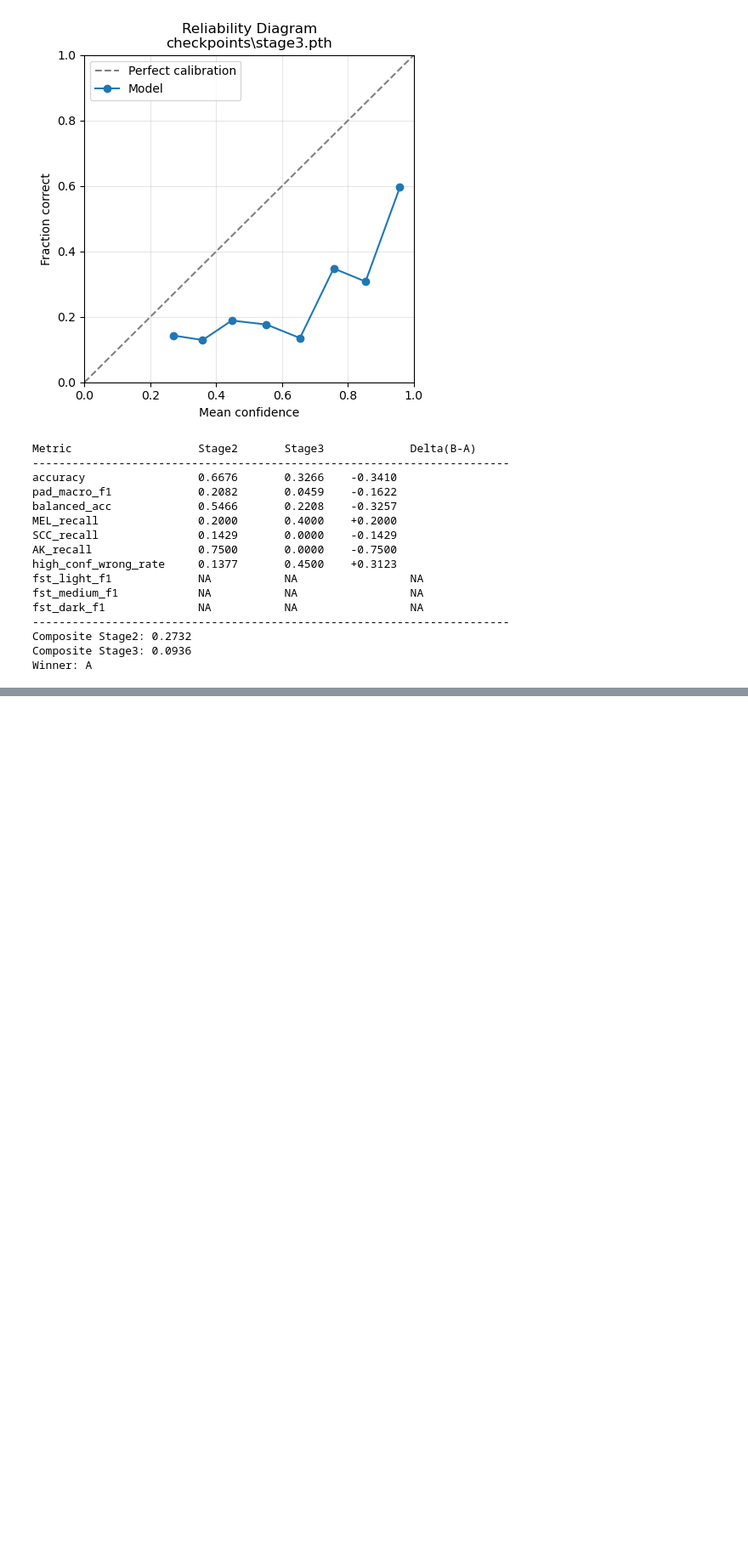
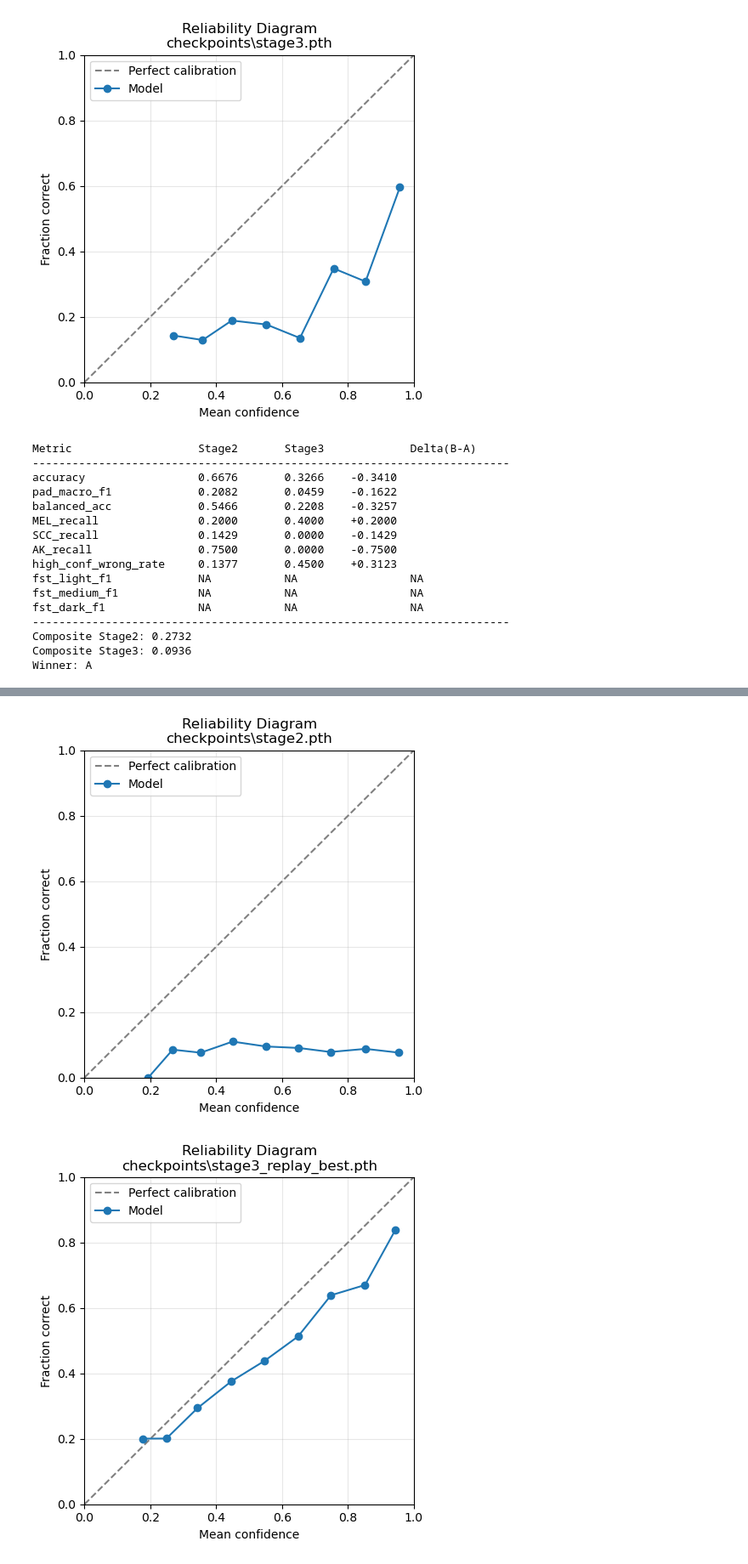
Before and after one commit to Prakhar9896/SkinDisease, a Jupyter notebook: model.ipynb, the cells around one changed output, grey strips where cells are left out. Shown at 85% size. Saved outputs shown, nothing was run; the diff lists cells and outputs as text; code cells hidden in the pictures; blank space fills up the shorter version.

```diff
--- a/model.ipynb
+++ b/model.ipynb
@@ -1961,0 +2055,30 @@ Winner: A
+# %%
+# Cell 1: Stage3 merged val/test comparison (Stage2 vs Stage3Replay)
+
+import pandas as pd
+from torch.utils.data import DataLoader
+
+# assumes EvalDataset, evaluate_checkpoint, compare_checkpoints, UNIFIED_CLASSES already exist
+
+s3_eval_df = pd.read_csv(r"stage3_output\stage3_merged.csv").copy()
+s3_eval_df = s3_eval_df[s3_eval_df["split"].astype(str).str.lower().isin(["val", "test"])].copy()
+s3_eval_df["label_idx"] = s3_eval_df["unified_label"].map({c: i for i, c in enumerate(UNIFIED_CLASSES)})
+s3_eval_df = s3_eval_df[s3_eval_df["label_idx"].notna()].copy()
+s3_eval_df["label_idx"] = s3_eval_df["label_idx"].astype(int)
+s3_eval_df["fst_group"] = pd.to_numeric(s3_eval_df.get("fst_group", 0), errors="coerce").fillna(0).astype(int)
+
+s3_loader = DataLoader(EvalDataset(s3_eval_df), batch_size=32, shuffle=False, num_workers=0)
+
+results_stage2_s3 = evaluate_checkpoint(
+    r"checkpoints\stage2.pth", s3_loader, UNIFIED_CLASSES, device="cuda"
+)
+results_stage3replay_s3 = evaluate_checkpoint(
+    r"checkpoints\stage3_replay_best.pth", s3_loader, UNIFIED_CLASSES, device="cuda"
+)
+
+winner_s3 = compare_checkpoints(
+    results_stage2_s3, results_stage3replay_s3, "Stage2", "Stage3Replay"
+)
+# %% [output]
+[figure, added]
+[figure, added]
```
Also changed, not shown: parts of 7 cells of this notebook, 13 other files.
